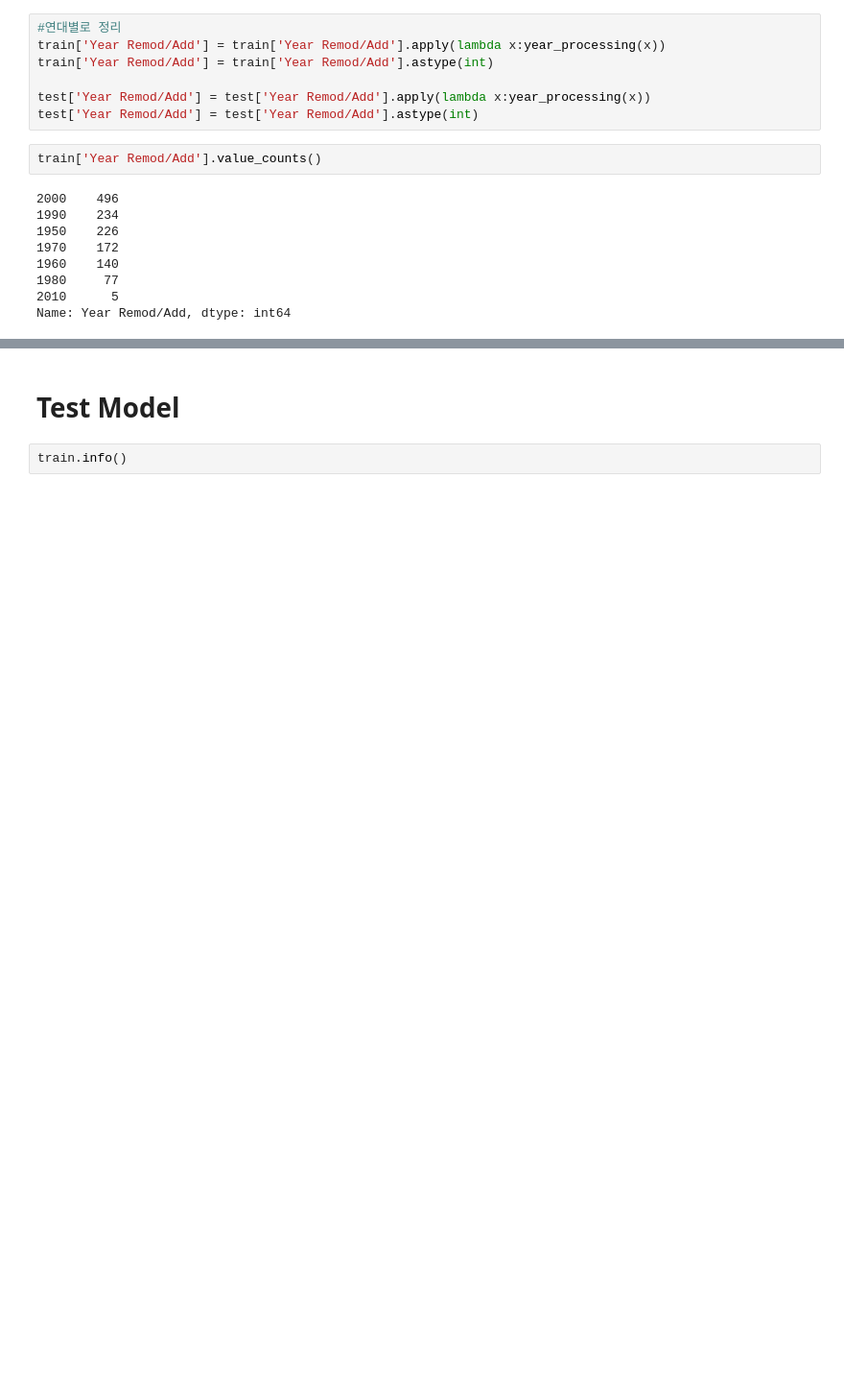
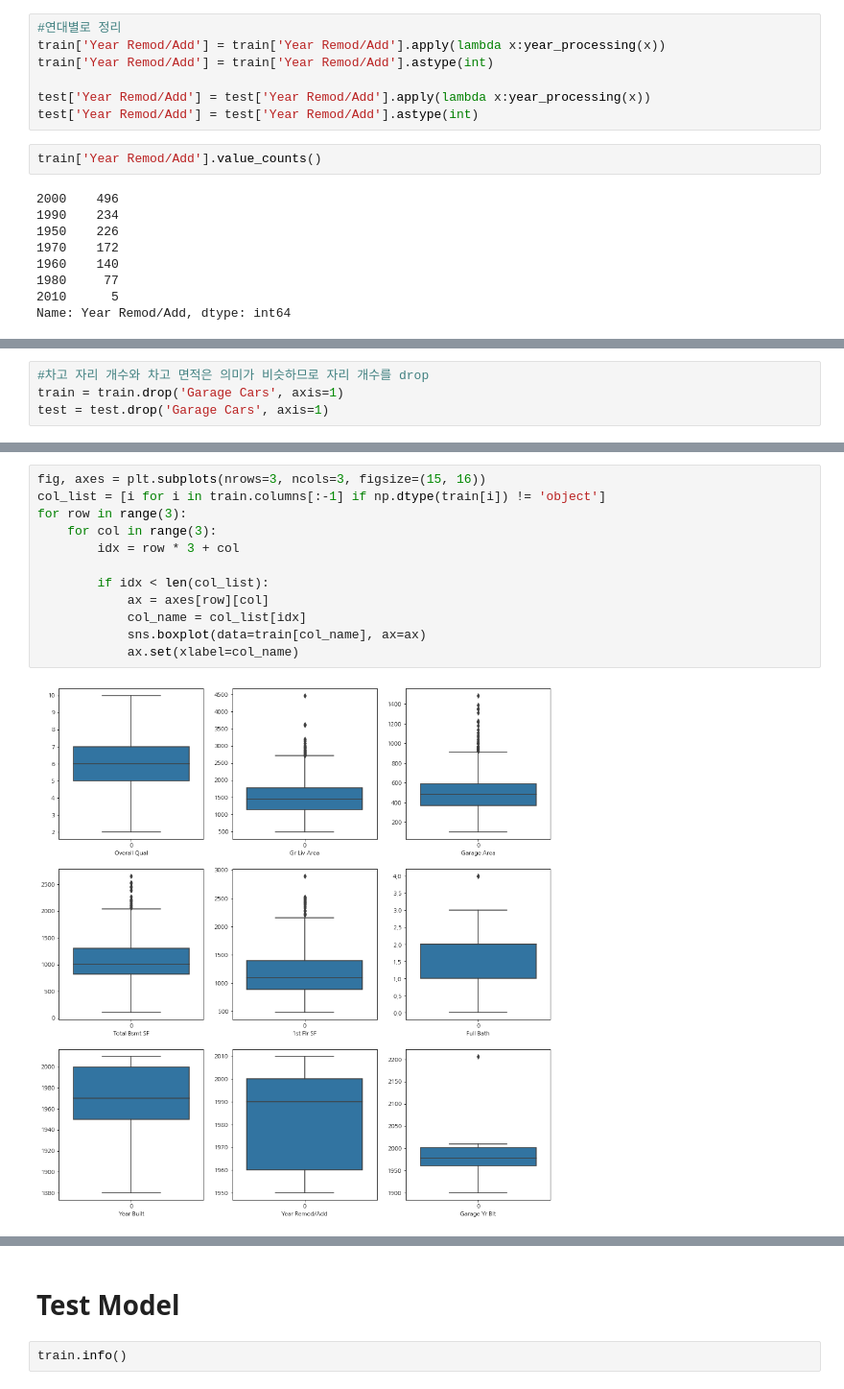
Before and after one commit to suhyun-guri/DACON, a Jupyter notebook: 집값 예측 경진대회/1. EDA 및 전처리, Base Modeling.ipynb, the cells around one changed output, grey strips where cells are left out. Shown at 96% size. Drawn from its saved outputs; the diff is of its cells as text; blank space fills up the shorter version.

```diff
--- a/집값 예측 경진대회/EDA 및 전처리.ipynb
+++ b/집값 예측 경진대회/1. EDA 및 전처리, Base Modeling.ipynb
@@ -246,0 +257,4 @@ Name: Year Remod/Add, dtype: int64
+# %%
+#차고 자리 개수와 차고 면적은 의미가 비슷하므로 자리 개수를 drop
+train = train.drop('Garage Cars', axis=1)
+test = test.drop('Garage Cars', axis=1)
@@ -246,0 +275,14 @@ Name: Year Remod/Add, dtype: int64
+# %%
+fig, axes = plt.subplots(nrows=3, ncols=3, figsize=(15, 16))
+col_list = [i for i in train.columns[:-1] if np.dtype(train[i]) != 'object']
+for row in range(3):
+    for col in range(3):
+        idx = row * 3 + col
+
+        if idx < len(col_list):
+            ax = axes[row][col]
+            col_name = col_list[idx]
+            sns.boxplot(data=train[col_name], ax=ax)
+            ax.set(xlabel=col_name)
+# %% [output]
+[figure, added]
```
Also changed, not shown: parts of 21 cells of this notebook, 2 other files.
